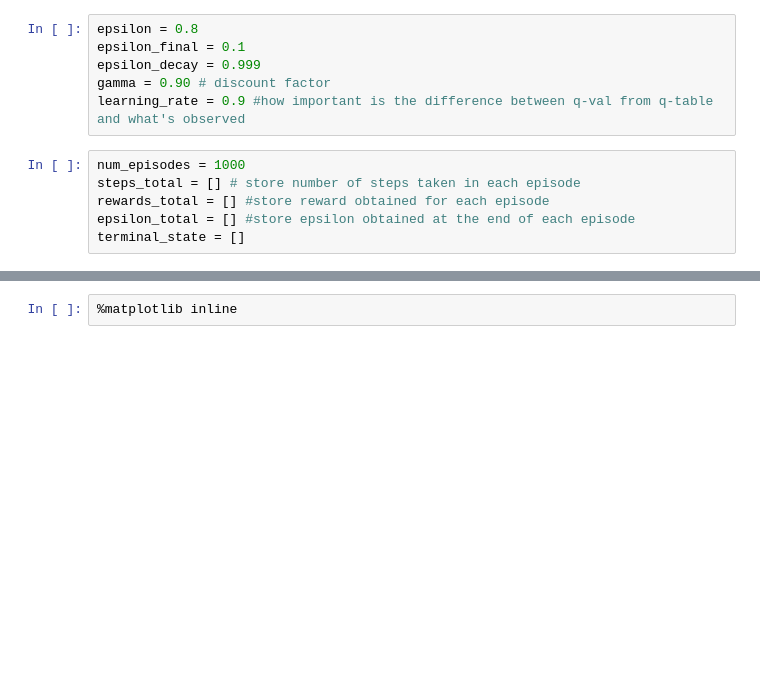
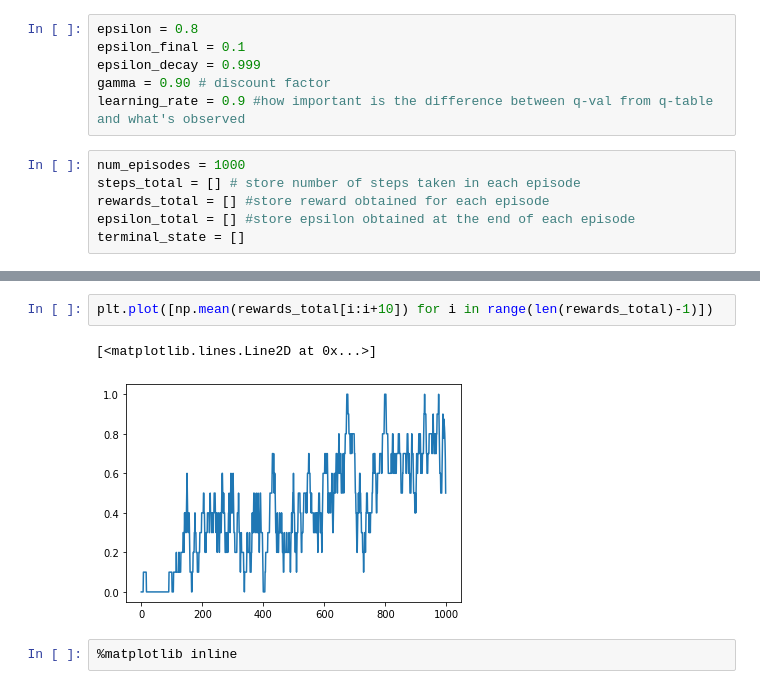
Before and after one commit to NogaMudrik/RL, a Jupyter notebook: Base_4x4.ipynb, the cells around one changed output, grey strips where cells are left out. Cells and saved outputs as stored; diff of their text form; blank space fills up the shorter version.

```diff
--- a/Base_4x4.ipynb
+++ b/Base_4x4.ipynb
@@ -211,3 +222,8 @@ Q
+# %%
+plt.plot([np.mean(rewards_total[i:i+10]) for i in range(len(rewards_total)-1)])
+# %% [output]
+[<matplotlib.lines.Line2D at 0x...>]
+[figure, added]
 # %%
 %matplotlib inline
 # %%
```
Also changed, not shown: parts of 13 cells of this notebook, 3 other files.
